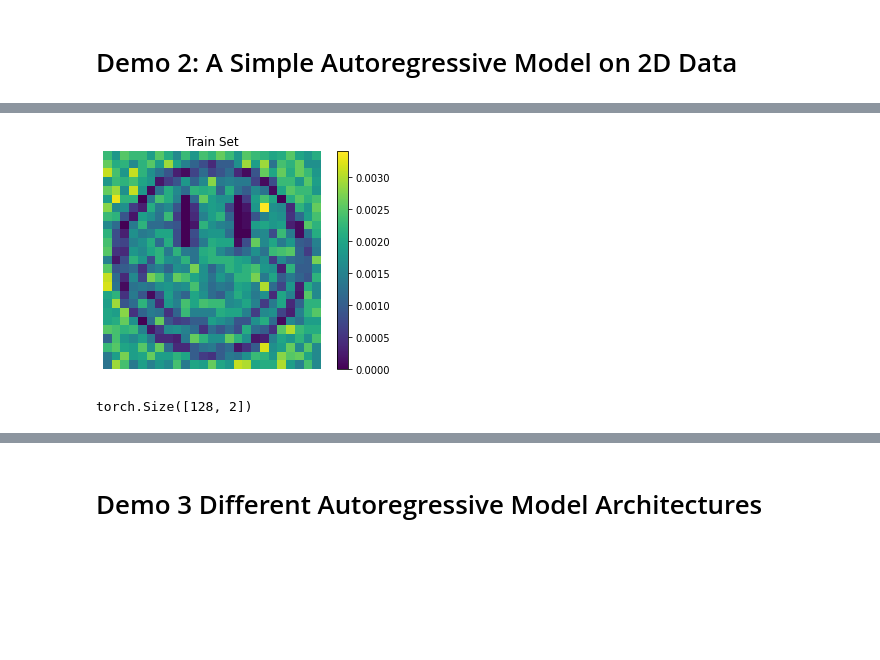
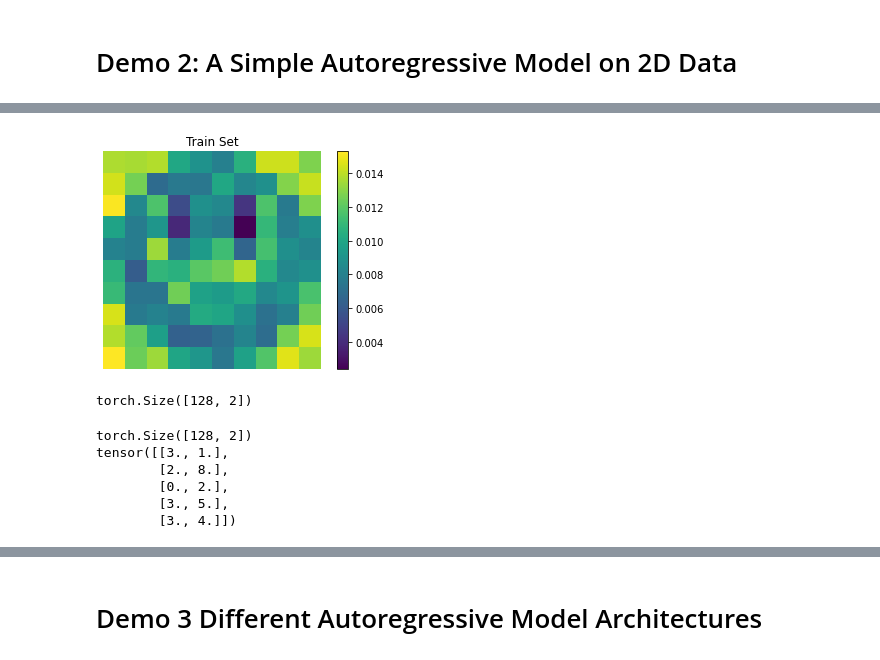
Before and after one commit to ankdesh/LearnTry-ML, a Jupyter notebook: cs294-Deep-Unsupervised-Pieter-Assign/demos/lecture2_autoregressive_models_demos.ipynb, the cells around one changed output, grey strips where cells are left out. Saved outputs shown, nothing was run; the diff lists cells and outputs as text; code cells hidden in the pictures; blank space fills up the shorter version.

```diff
--- a/cs294-Deep-Unsupervised-Pieter-Assign/demos/lecture2_autoregressive_models_demos.ipynb
+++ b/cs294-Deep-Unsupervised-Pieter-Assign/demos/lecture2_autoregressive_models_demos.ipynb
@@ -293,7 +258,7 @@ np.random.seed(SEED)
 torch.manual_seed(SEED)
 
 device = torch.device('cuda')
-n_train, n_test, d = 10000, 2500, 25
+n_train, n_test, d = 10000, 2500, 10
 loader_args = dict(batch_size=128, shuffle=True)
 train_loader, test_loader = load_demo_2(n_train, n_test, d, loader_args, visualize=True)
 # %% [output]
@@ -301,8 +266,19 @@ train_loader, test_loader = load_demo_2(n_train, n_test, d, loader_args, visuali
-[figure, old version]
+[figure, new version]
 # %%
 print (next(iter(train_loader)).shape)
 # %% [output]
 torch.Size([128, 2])
+# %%
+btch = next(iter(train_loader))
+print (btch.shape)
+print (btch[:5])
+# %% [output]
+torch.Size([128, 2])
+tensor([[3., 1.],
+        [2., 8.],
+        [0., 2.],
+        [3., 5.],
+        [3., 4.]])
 # %%
 def train(model, train_loader, optimizer):
     model.train()
```
Also changed, not shown: parts of 27 cells of this notebook.
